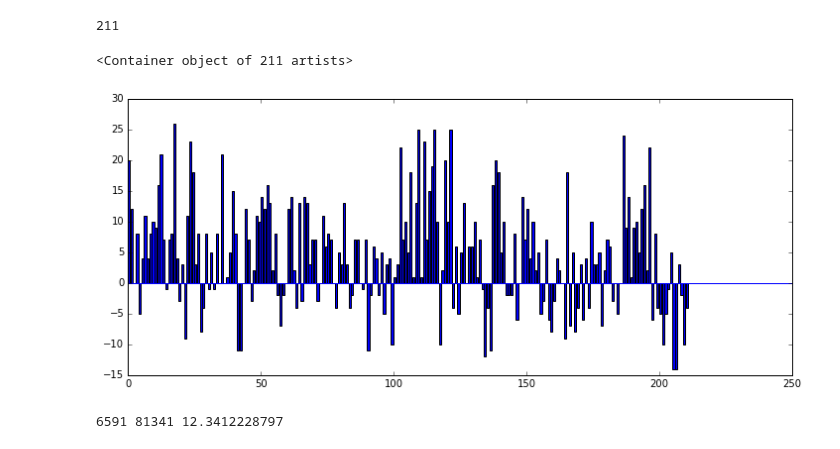
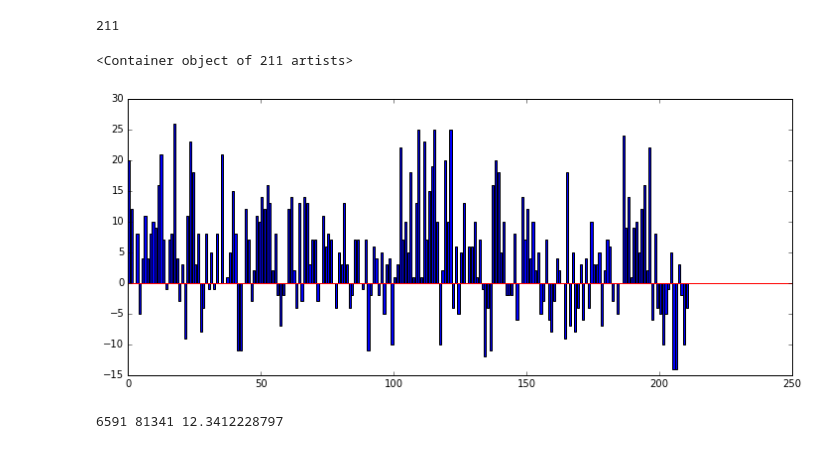
Before and after one commit to annemanguyen/metis_projects, a Jupyter notebook: sent_dict.ipynb, the cells around one changed output. Drawn from its saved outputs; the diff is of its cells as text; code cells hidden in the pictures.

```diff
--- a/sent_dict.ipynb
+++ b/sent_dict.ipynb
@@ -71,11 +80,11 @@ len(pagesent)
 211
 # %%
 plt.figure(figsize=(12,5))
-plt.axhline(y=0)
+plt.axhline(y=0, color='r')
 plt.bar(range(len(pagesent)),pagesent)
 # %% [output]
 <Container object of 211 artists>
-[figure, old version]
+[figure, new version]
 # %%
 words = word_tokenize(sleep)
 # %%
```
Also changed, not shown: parts of 35 cells of this notebook, 21 other files.
